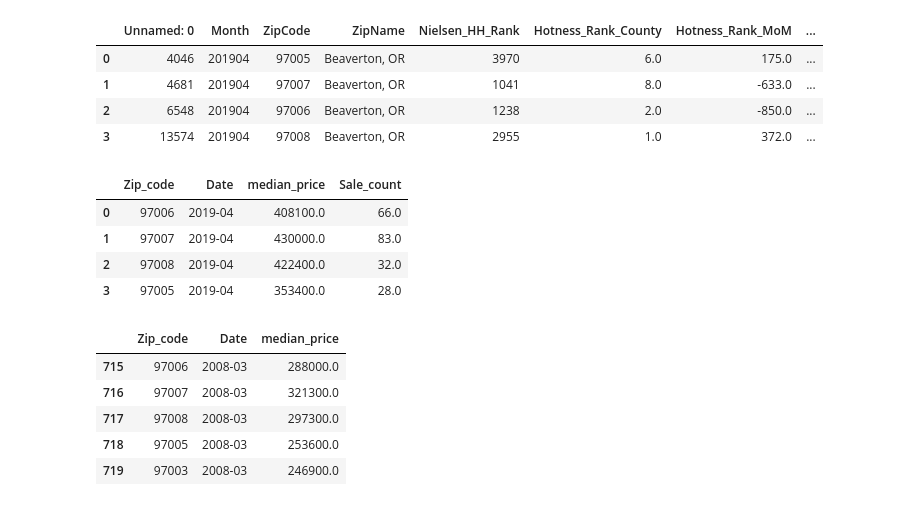
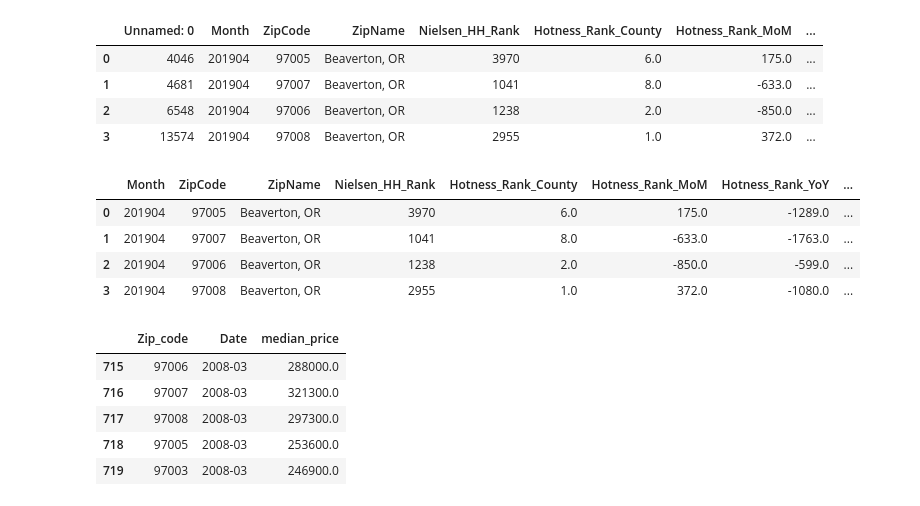
Before and after one commit to meharperjr/etlproject, a Jupyter notebook: z_hist_filter.ipynb, the cells around one changed output. Cells and saved outputs as stored; diff of their text form; code cells hidden in the pictures.

```diff
--- a/z_hist_filter.ipynb
+++ b/z_hist_filter.ipynb
@@ -14,3 +14,7 @@ file_df.head()
 | 3 | 91982 | 77494 | Katy | TX | Houston-The Woodlands-Sugar Land | Harris County | 4 | 210400.0 | 212200.0 | 212200.0 | ... |
 | 4 | 84616 | 60614 | Chicago | IL | Chicago-Naperville-Elgin | Cook County | 5 | 194400.0 | 196100.0 | 197300.0 | ... |
 5 rows × 287 columns
+# %%
+beaverton= "resources/output_realtor_beaverton_hotmarket.csv"
+beaverton_df = pd.read_csv(beaverton)
+beaverton_df.head()
@@ -376,15 +398,14 @@ merged_april2019.head()
 | 1 | 4681 | 201904 | 97007 | Beaverton, OR | 1041 | 8.0 | -633.0 | ... |
 | 2 | 6548 | 201904 | 97006 | Beaverton, OR | 1238 | 2.0 | -850.0 | ... |
 | 3 | 13574 | 201904 | 97008 | Beaverton, OR | 2955 | 1.0 | 372.0 | ... |
-# %%
-apr=april_df.drop(4)
-apr
-# %% [output]
-|  | Zip_code | Date | median_price | Sale_count |
-| 0 | 97006 | 2019-04 | 408100.0 | 66.0 |
-| 1 | 97007 | 2019-04 | 430000.0 | 83.0 |
-| 2 | 97008 | 2019-04 | 422400.0 | 32.0 |
-| 3 | 97005 | 2019-04 | 353400.0 | 28.0 |
+# %%
+merged_april2019.drop(['Unnamed: 0'], axis = 1)
+# %% [output]
+|  | Month | ZipCode | ZipName | Nielsen_HH_Rank | Hotness_Rank_County | Hotness_Rank_MoM | Hotness_Rank_YoY | ... |
+| 0 | 201904 | 97005 | Beaverton, OR | 3970 | 6.0 | 175.0 | -1289.0 | ... |
+| 1 | 201904 | 97007 | Beaverton, OR | 1041 | 8.0 | -633.0 | -1763.0 | ... |
+| 2 | 201904 | 97006 | Beaverton, OR | 1238 | 2.0 | -850.0 | -599.0 | ... |
+| 3 | 201904 | 97008 | Beaverton, OR | 2955 | 1.0 | 372.0 | -1080.0 | ... |
 # %%
 apr.to_csv("resources/april_2019.csv")
 # %%
```
Also changed, not shown: parts of 5 cells of this notebook, 1 other file.
